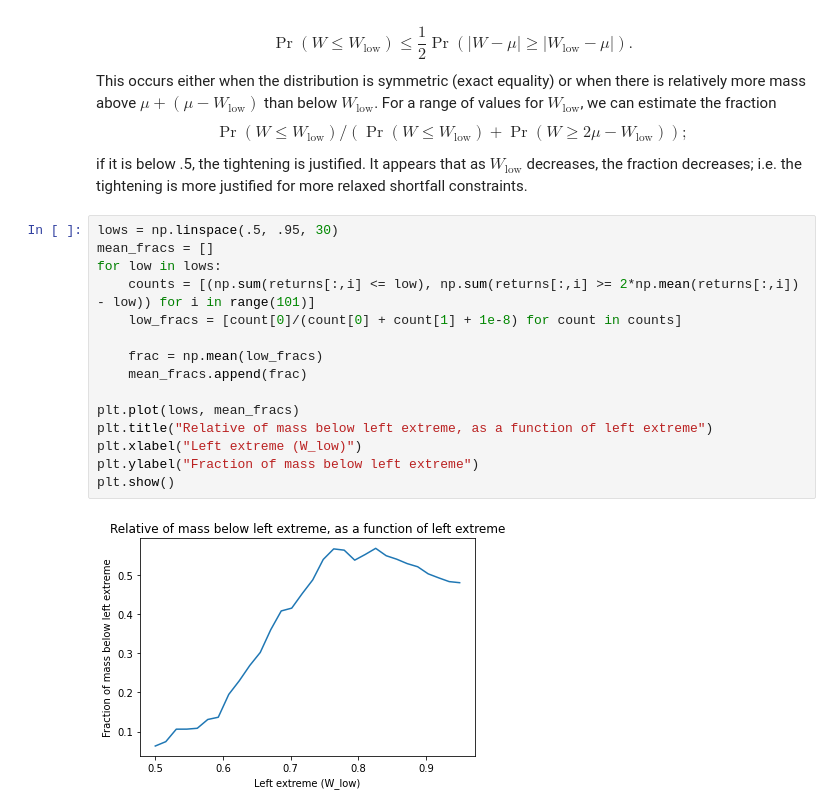
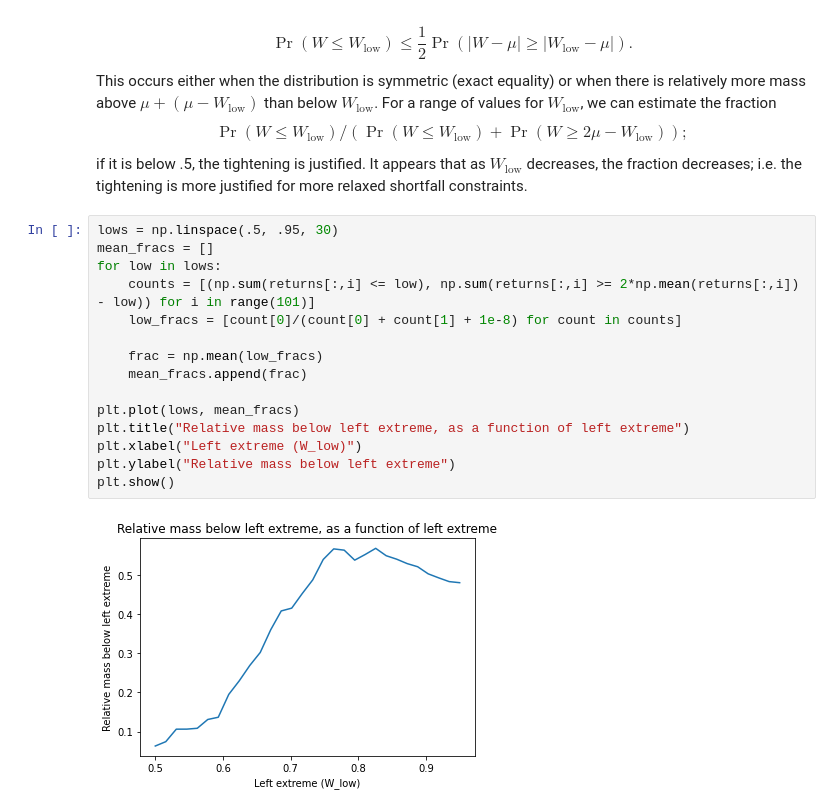
Before and after one commit to EthanSargent/transaction-cost-minimization, a Jupyter notebook: transaction-cost-minimization.ipynb, the cells around one changed output. Cells and saved outputs as stored; diff of their text form.

```diff
--- a/transaction-cost-minimization.ipynb
+++ b/transaction-cost-minimization.ipynb
@@ -736,17 +739,17 @@ if it is below .5, the tightening is justified. It appears that as $W_{\text{low
 # %%
 lows = np.linspace(.5, .95, 30)
 mean_fracs = []
 for low in lows:
     counts = [(np.sum(returns[:,i] <= low), np.sum(returns[:,i] >= 2*np.mean(returns[:,i]) - low)) for i in range(101)]
     low_fracs = [count[0]/(count[0] + count[1] + 1e-8) for count in counts]
 
     frac = np.mean(low_fracs)
     mean_fracs.append(frac)
 
 plt.plot(lows, mean_fracs)
-plt.title("Relative of mass below left extreme, as a function of left extreme")
+plt.title("Relative mass below left extreme, as a function of left extreme")
 plt.xlabel("Left extreme (W_low)")
-plt.ylabel("Fraction of mass below left extreme")
+plt.ylabel("Relative mass below left extreme")
 plt.show()
 # %% [output]
-[figure, old version]
+[figure, new version]
```
Also changed, not shown: parts of 3 cells of this notebook, 5 other files.
